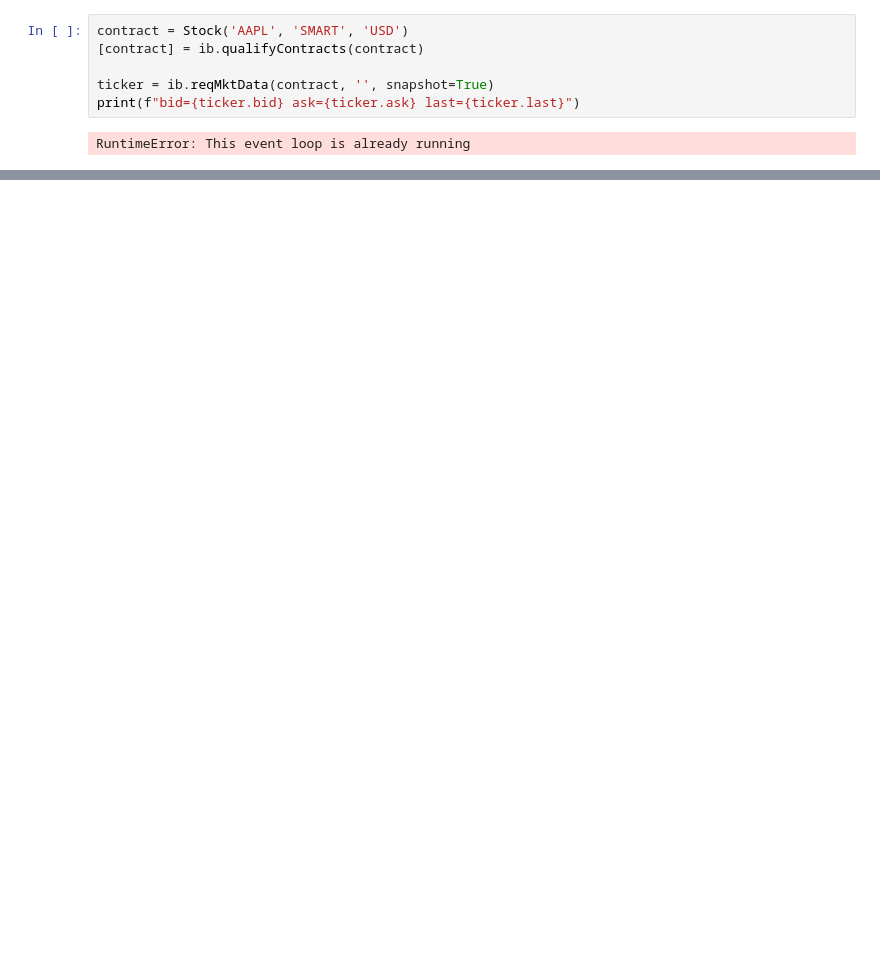
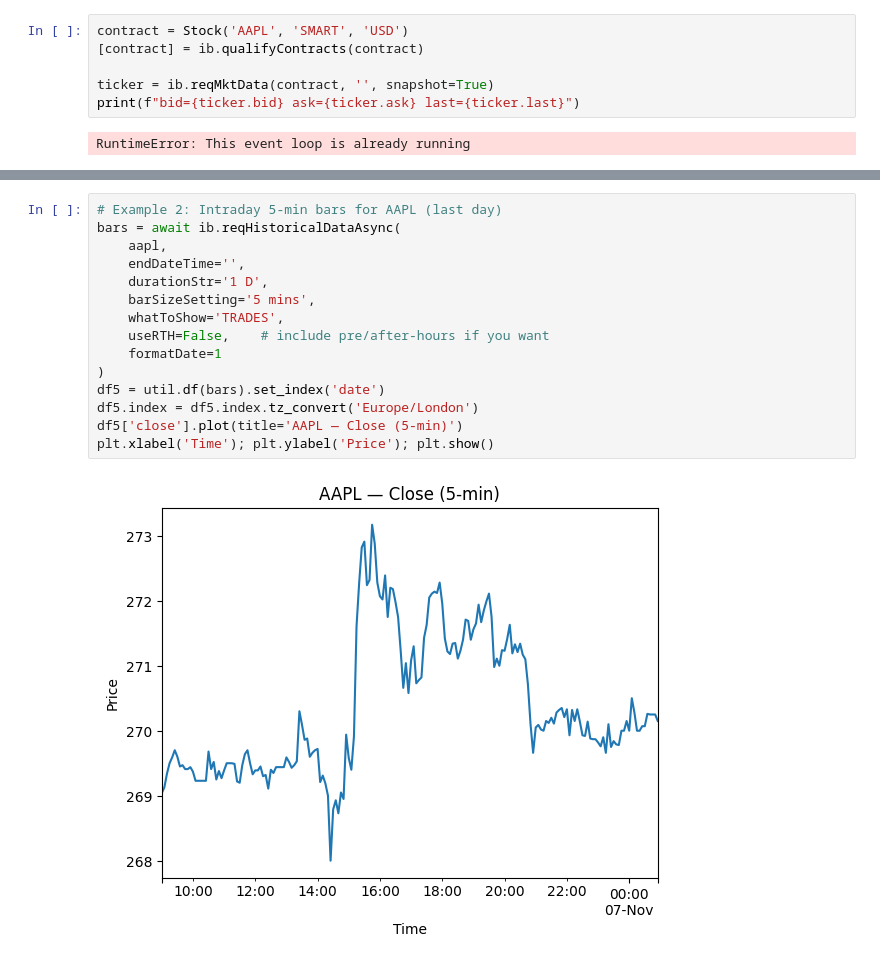
Before and after one commit to HoutanGh/my-trading-platform, a Jupyter notebook: notebooks/00_sandbox.ipynb, the cells around one changed output, grey strips where cells are left out. Saved outputs shown, nothing was run; the diff lists cells and outputs as text; blank space fills up the shorter version.

```diff
--- a/notebooks/00_sandbox.ipynb
+++ b/notebooks/00_sandbox.ipynb
@@ -49,0 +53,17 @@ RuntimeError: This event loop is already running
+# %%
+# Example 2: Intraday 5-min bars for AAPL (last day)
+bars = await ib.reqHistoricalDataAsync(
+    aapl,
+    endDateTime='',
+    durationStr='1 D',
+    barSizeSetting='5 mins',
+    whatToShow='TRADES',
+    useRTH=False,    # include pre/after-hours if you want
+    formatDate=1
+)
+df5 = util.df(bars).set_index('date')
+df5.index = df5.index.tz_convert('Europe/London')
+df5['close'].plot(title='AAPL — Close (5-min)')
+plt.xlabel('Time'); plt.ylabel('Price'); plt.show()
+# %% [output]
+[figure, added]
```
Also changed, not shown: parts of 6 cells of this notebook.
